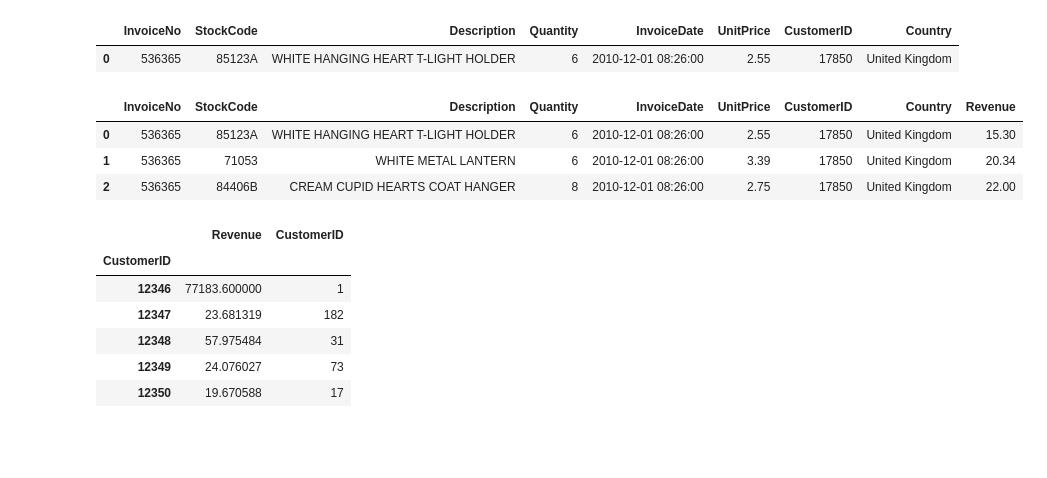
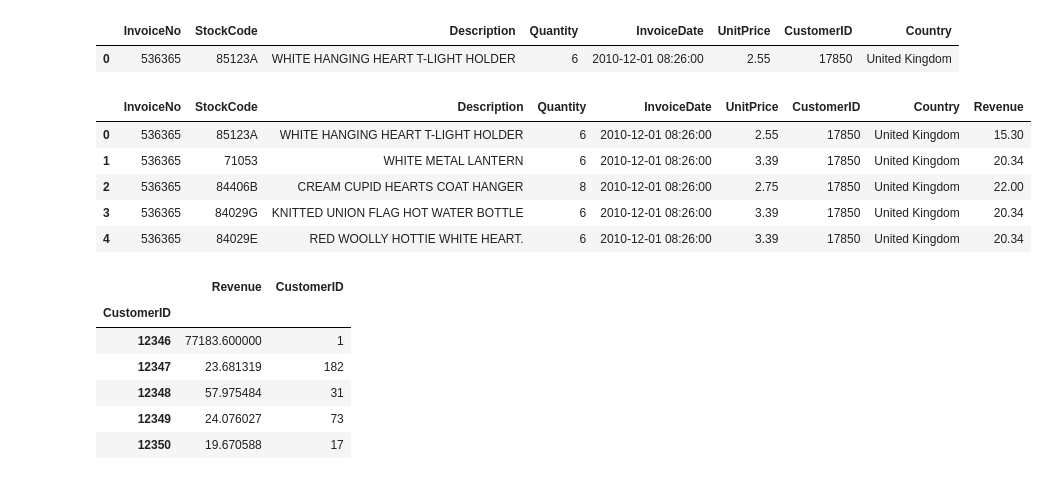
Before and after one commit to sebekpro/python-ds, a Jupyter notebook: 02_analiza_danych/06_sql_porownanie.ipynb, the cells around one changed output. Saved outputs shown, nothing was run; the diff lists cells and outputs as text; code cells hidden in the pictures; blank space fills up the shorter version.

```diff
--- a/02_analiza_danych/06_sql_porownanie.ipynb
+++ b/02_analiza_danych/06_sql_porownanie.ipynb
@@ -301,12 +323,14 @@ retail.head(1)
 | 0 | 536365 | 85123A | WHITE HANGING HEART T-LIGHT HOLDER | 6 | 2010-12-01 08:26:00 | 2.55 | 17850 | United Kingdom |
 # %%
 retail['Revenue'] = retail.Quantity * retail.UnitPrice
-retail.head(3)
+retail.head(5)
 # %% [output]
 |  | InvoiceNo | StockCode | Description | Quantity | InvoiceDate | UnitPrice | CustomerID | Country | Revenue |
 | 0 | 536365 | 85123A | WHITE HANGING HEART T-LIGHT HOLDER | 6 | 2010-12-01 08:26:00 | 2.55 | 17850 | United Kingdom | 15.30 |
 | 1 | 536365 | 71053 | WHITE METAL LANTERN | 6 | 2010-12-01 08:26:00 | 3.39 | 17850 | United Kingdom | 20.34 |
 | 2 | 536365 | 84406B | CREAM CUPID HEARTS COAT HANGER | 8 | 2010-12-01 08:26:00 | 2.75 | 17850 | United Kingdom | 22.00 |
+| 3 | 536365 | 84029G | KNITTED UNION FLAG HOT WATER BOTTLE | 6 | 2010-12-01 08:26:00 | 3.39 | 17850 | United Kingdom | 20.34 |
+| 4 | 536365 | 84029E | RED WOOLLY HOTTIE WHITE HEART. | 6 | 2010-12-01 08:26:00 | 3.39 | 17850 | United Kingdom | 20.34 |
 # %%
 # SELECT CustomerID, avg(Revenue), count(*) FROM retial GROUP BY CustomerID;
 retail.groupby('CustomerID').aggregate({'Revenue': np.mean, 'CustomerID': np.size})
```
Also changed, not shown: parts of 12 cells of this notebook.
